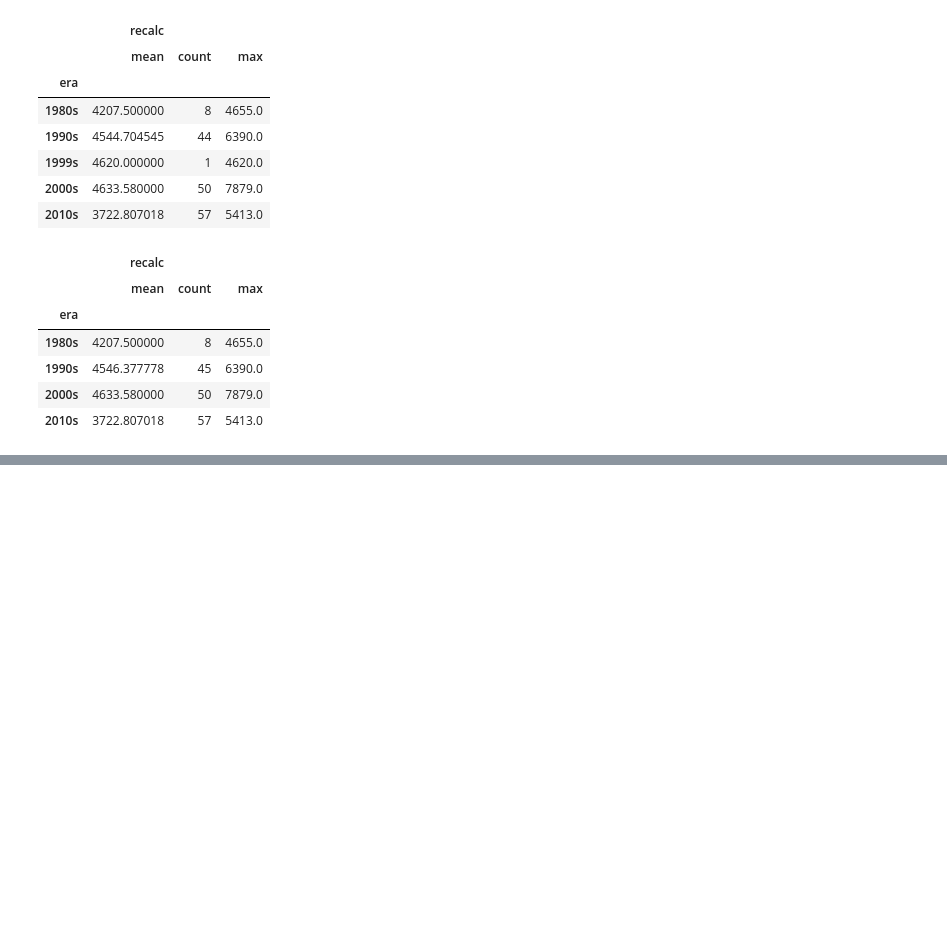
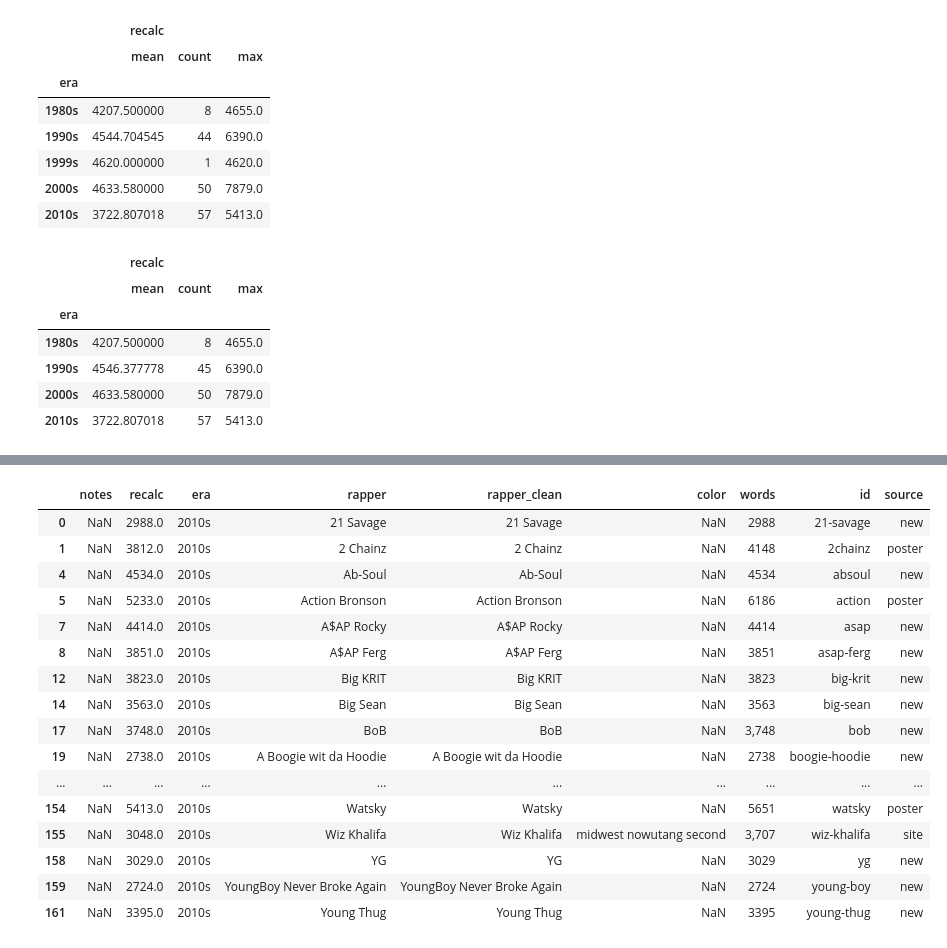
Before and after one commit to vivekster12/hip_hop, a Jupyter notebook: test.ipynb, the cells around one changed output, grey strips where cells are left out. Saved outputs shown, nothing was run; the diff lists cells and outputs as text; code cells hidden in the pictures; blank space fills up the shorter version.

```diff
--- a/test.ipynb
+++ b/test.ipynb
@@ -42,0 +53,20 @@ grp_by_era
+# %%
+data.loc[data['era'] == '2010s']
+# %% [output]
+|  | notes | recalc | era | rapper | rapper_clean | color | words | id | source |
+| 0 | NaN | 2988.0 | 2010s | 21 Savage | 21 Savage | NaN | 2988 | 21-savage | new |
+| 1 | NaN | 3812.0 | 2010s | 2 Chainz | 2 Chainz | NaN | 4148 | 2chainz | poster |
+| 4 | NaN | 4534.0 | 2010s | Ab-Soul | Ab-Soul | NaN | 4534 | absoul | new |
+| 5 | NaN | 5233.0 | 2010s | Action Bronson | Action Bronson | NaN | 6186 | action | poster |
+| 7 | NaN | 4414.0 | 2010s | A$AP Rocky | A$AP Rocky | NaN | 4414 | asap | new |
+| 8 | NaN | 3851.0 | 2010s | A$AP Ferg | A$AP Ferg | NaN | 3851 | asap-ferg | new |
+| 12 | NaN | 3823.0 | 2010s | Big KRIT | Big KRIT | NaN | 3823 | big-krit | new |
+| 14 | NaN | 3563.0 | 2010s | Big Sean | Big Sean | NaN | 3563 | big-sean | new |
+| 17 | NaN | 3748.0 | 2010s | BoB | BoB | NaN | 3,748 | bob | new |
+| 19 | NaN | 2738.0 | 2010s | A Boogie wit da Hoodie | A Boogie wit da Hoodie | NaN | 2738 | boogie-hoodie | new |
+| ... | ... | ... | ... | ... | ... | ... | ... | ... | ... |
+| 154 | NaN | 5413.0 | 2010s | Watsky | Watsky | NaN | 5651 | watsky | poster |
+| 155 | NaN | 3048.0 | 2010s | Wiz Khalifa | Wiz Khalifa | midwest nowutang second | 3,707 | wiz-khalifa | site |
+| 158 | NaN | 3029.0 | 2010s | YG | YG | NaN | 3029 | yg | new |
+| 159 | NaN | 2724.0 | 2010s | YoungBoy Never Broke Again | YoungBoy Never Broke Again | NaN | 2724 | young-boy | new |
+| 161 | NaN | 3395.0 | 2010s | Young Thug | Young Thug | NaN | 3395 | young-thug | new |
```
Also changed, not shown: parts of 1 cell of this notebook.
